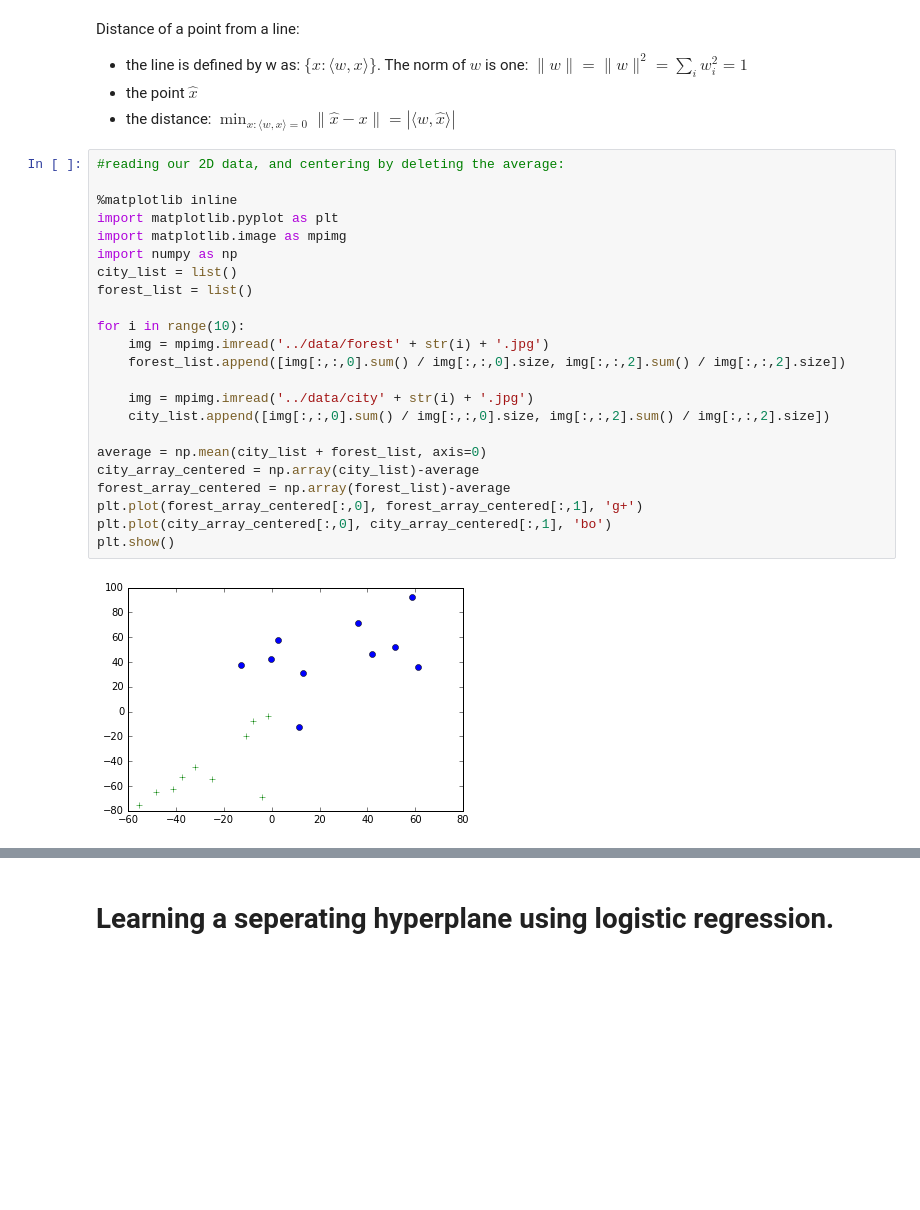
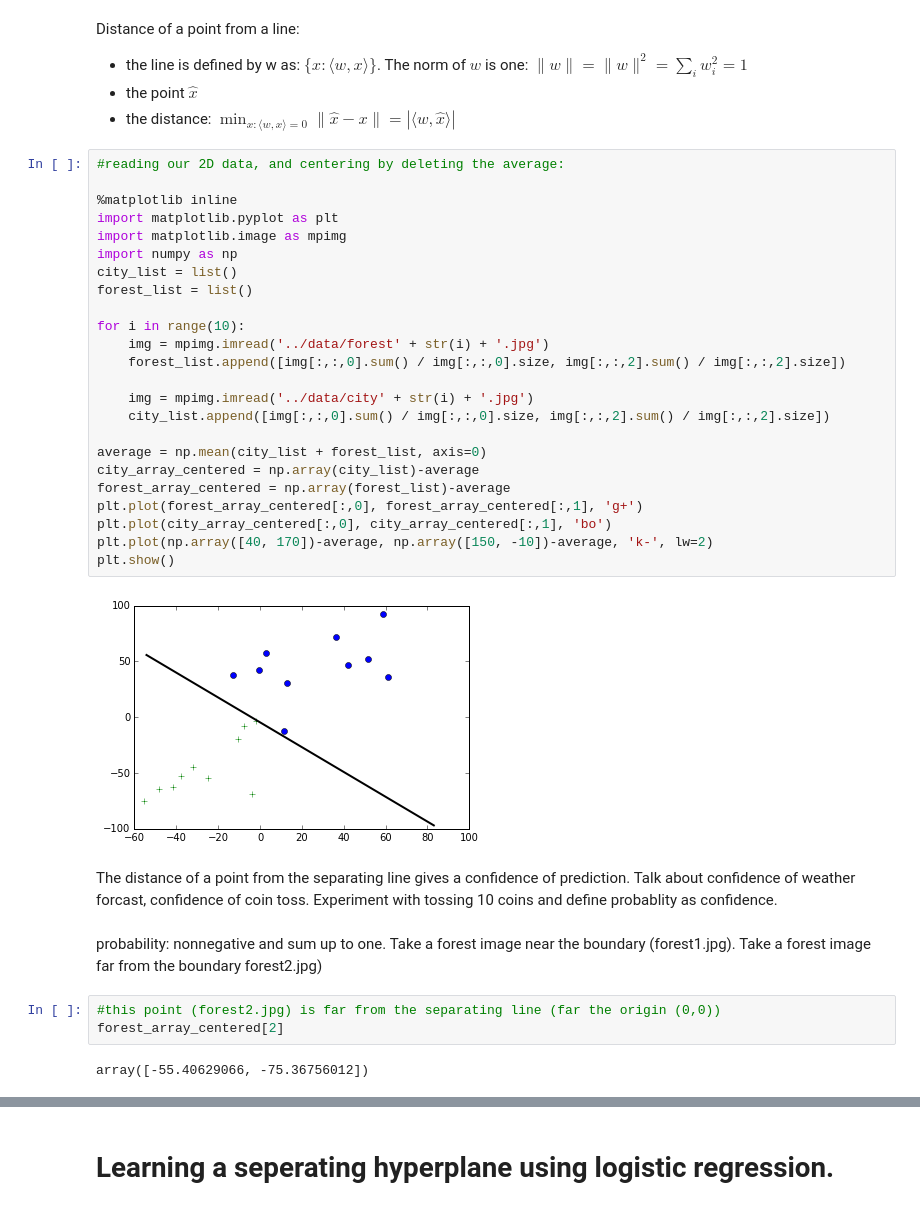
Before and after one commit to tamir650/keshet17, a Jupyter notebook: class06/class6.ipynb, the cells around one changed output, grey strips where cells are left out. Saved outputs shown, nothing was run; the diff lists cells and outputs as text; blank space fills up the shorter version.

```diff
--- a/class06/class6.ipynb
+++ b/class06/class6.ipynb
@@ -6,25 +6,35 @@ Distance of a point from a line:
 # %%
 #reading our 2D data, and centering by deleting the average:
 
 %matplotlib inline
 import matplotlib.pyplot as plt
 import matplotlib.image as mpimg
 import numpy as np
 city_list = list()
 forest_list = list()
 
 for i in range(10):
     img = mpimg.imread('../data/forest' + str(i) + '.jpg')
     forest_list.append([img[:,:,0].sum() / img[:,:,0].size, img[:,:,2].sum() / img[:,:,2].size])
 
     img = mpimg.imread('../data/city' + str(i) + '.jpg')
     city_list.append([img[:,:,0].sum() / img[:,:,0].size, img[:,:,2].sum() / img[:,:,2].size])
 
 average = np.mean(city_list + forest_list, axis=0)
 city_array_centered = np.array(city_list)-average
 forest_array_centered = np.array(forest_list)-average
 plt.plot(forest_array_centered[:,0], forest_array_centered[:,1], 'g+')
 plt.plot(city_array_centered[:,0], city_array_centered[:,1], 'bo')
+plt.plot(np.array([40, 170])-average, np.array([150, -10])-average, 'k-', lw=2)
 plt.show()
 # %% [output]
-[figure, old version]
+[figure, new version]
+# %% [markdown]
+The distance of a point from the separating line gives a confidence of prediction. Talk about confidence of weather forcast, confidence of coin toss. Experiment with tossing 10 coins and define probablity as confidence.
+# %% [markdown]
+probability: nonnegative and sum up to one. Take a forest image near the boundary (forest1.jpg). Take a forest image far from the boundary forest2.jpg)
+# %%
+#this point (forest2.jpg) is far from the separating line (far the origin (0,0))
+forest_array_centered[2]
+# %% [output]
+array([-55.40629066, -75.36756012])
```
Also changed, not shown: parts of 12 cells of this notebook.
